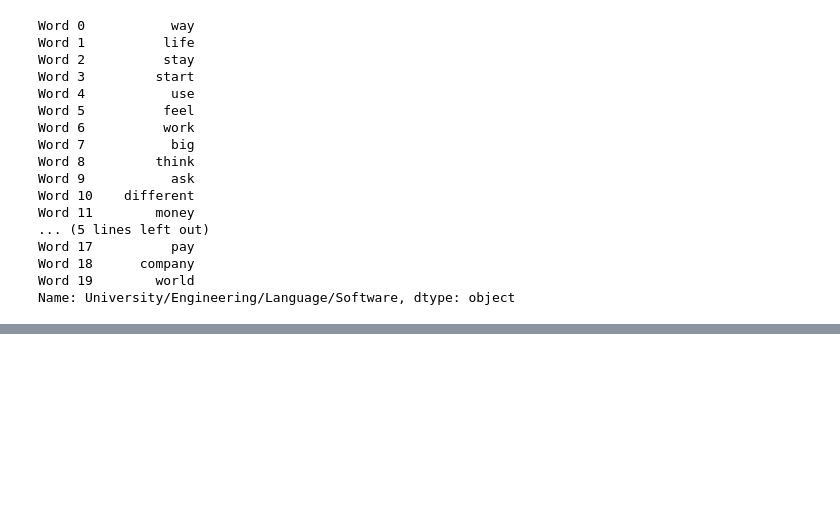
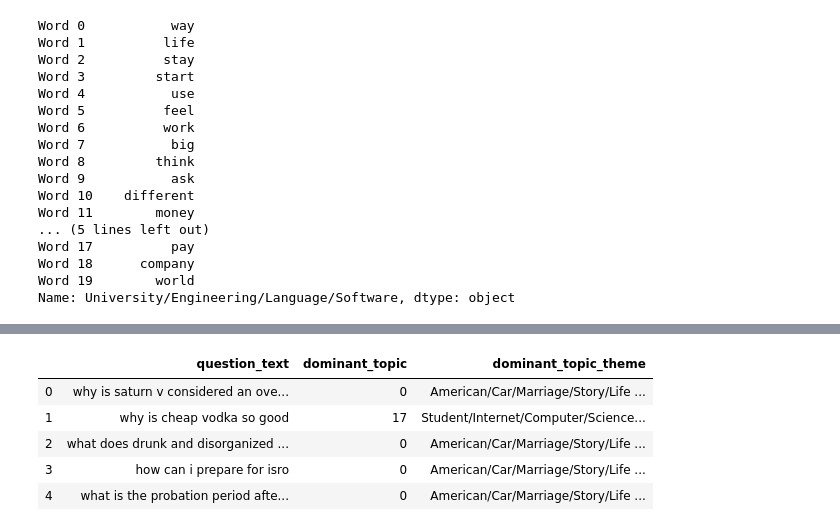
Before and after one commit to mihirKachroo/NLP-Topic-Modelling, a Jupyter notebook: NLP Topic Modelling/Quora NLP Topic Modelling.ipynb, the cells around one changed output, grey strips where cells are left out. Saved outputs shown, nothing was run; the diff lists cells and outputs as text; code cells hidden in the pictures; blank space fills up the shorter version.

```diff
--- a/NLP Topic Modelling/Quora NLP Topic Modelling.ipynb
+++ b/NLP Topic Modelling/Quora NLP Topic Modelling.ipynb
@@ -635,0 +716,9 @@ df_topic_distribution
+# %%
+df_topic_theme.head()
+# %% [output]
+|  | question_text | dominant_topic | dominant_topic_theme |
+| 0 | why is saturn v considered an ove... | 0 | American/Car/Marriage/Story/Life ... |
+| 1 | why is cheap vodka so good | 17 | Student/Internet/Computer/Science... |
+| 2 | what does drunk and disorganized ... | 0 | American/Car/Marriage/Story/Life ... |
+| 3 | how can i prepare for isro | 0 | American/Car/Marriage/Story/Life ... |
+| 4 | what is the probation period afte... | 0 | American/Car/Marriage/Story/Life ... |
```
Also changed, not shown: parts of 14 cells of this notebook.
